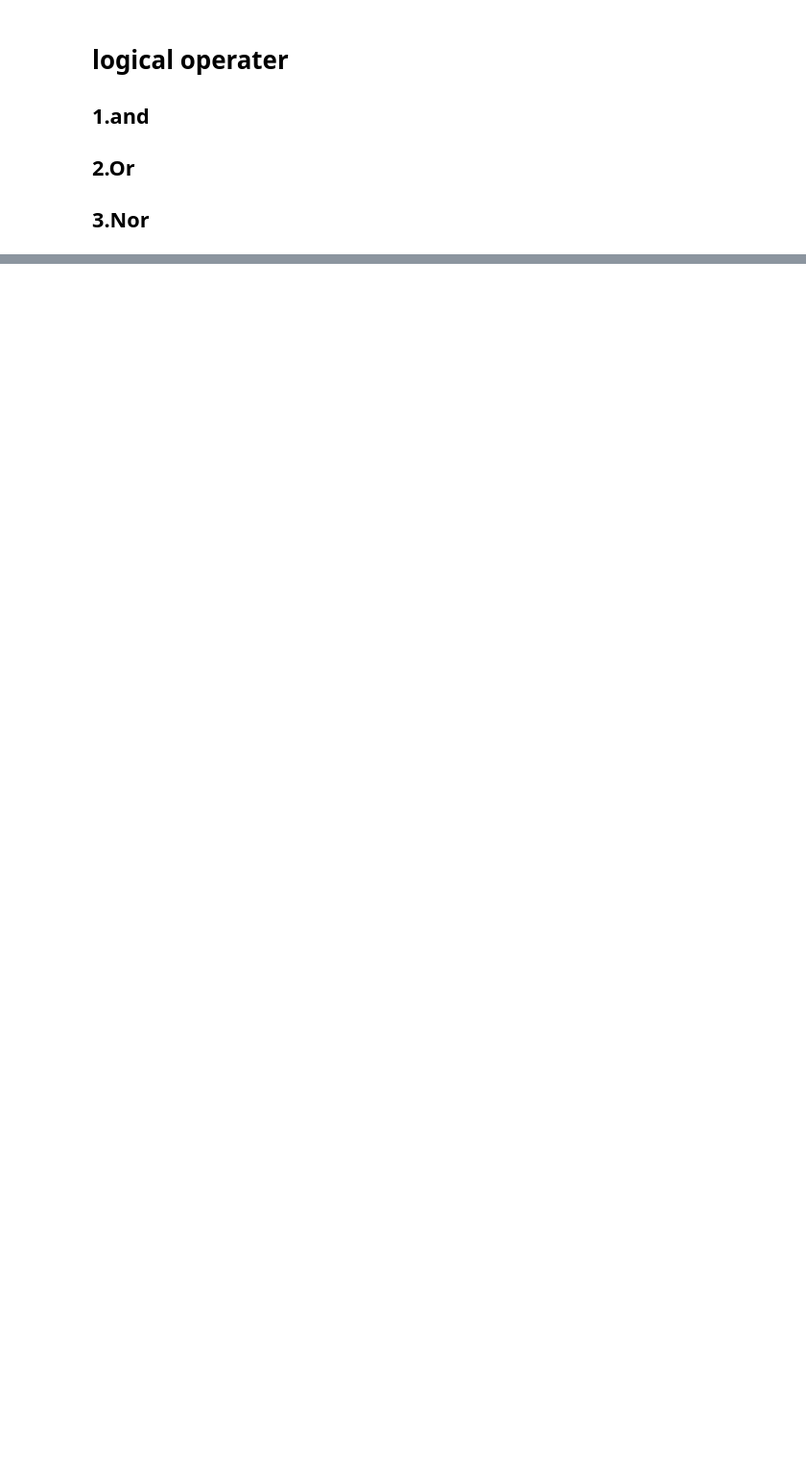
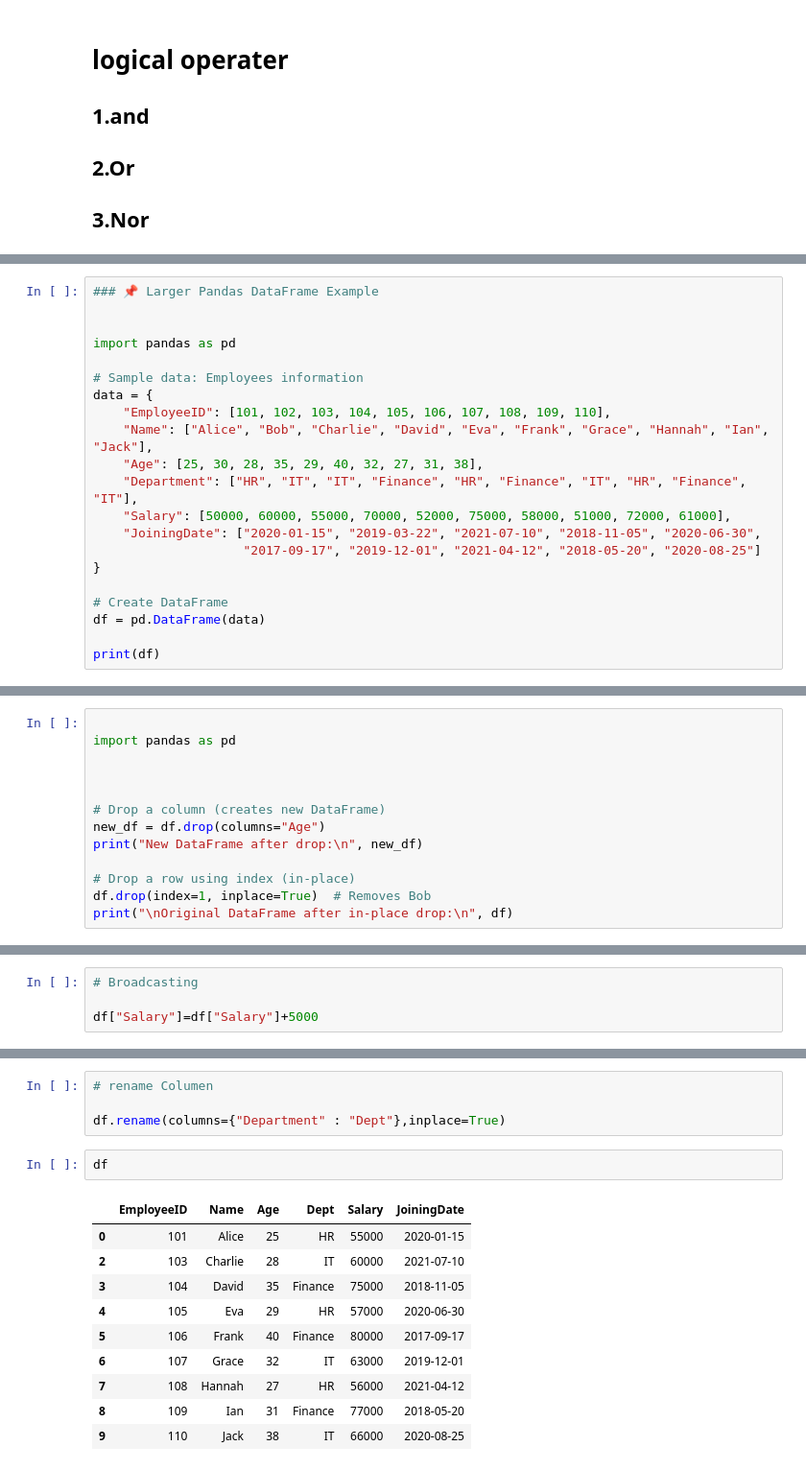
Before and after one commit to VaibhavBajpaij/Python-Library, a Jupyter notebook: Pandas.ipynb, the cells around one changed output, grey strips where cells are left out. Shown at 96% size. Drawn from its saved outputs; the diff is of its cells as text; blank space fills up the shorter version.

Commit message:
all the Pandas done

```diff
--- a/Pandas.ipynb
+++ b/Pandas.ipynb
@@ -354,0 +403,21 @@ s[s>1]
+# %%
+### 📌 Larger Pandas DataFrame Example
+
+
+import pandas as pd
+
+# Sample data: Employees information
+data = {
+    "EmployeeID": [101, 102, 103, 104, 105, 106, 107, 108, 109, 110],
+    "Name": ["Alice", "Bob", "Charlie", "David", "Eva", "Frank", "Grace", "Hannah", "Ian", "Jack"],
+    "Age": [25, 30, 28, 35, 29, 40, 32, 27, 31, 38],
+    "Department": ["HR", "IT", "IT", "Finance", "HR", "Finance", "IT", "HR", "Finance", "IT"],
+    "Salary": [50000, 60000, 55000, 70000, 52000, 75000, 58000, 51000, 72000, 61000],
+    "JoiningDate": ["2020-01-15", "2019-03-22", "2021-07-10", "2018-11-05", "2020-06-30",
+                    "2017-09-17", "2019-12-01", "2021-04-12", "2018-05-20", "2020-08-25"]
+}
+
+# Create DataFrame
+df = pd.DataFrame(data)
+
+print(df)
@@ -354,0 +490,13 @@ s[s>1]
+# %%
+
+import pandas as pd
+
+
+
+# Drop a column (creates new DataFrame)
+new_df = df.drop(columns="Age")
+print("New DataFrame after drop:\n", new_df)
+
+# Drop a row using index (in-place)
+df.drop(index=1, inplace=True)  # Removes Bob
+print("\nOriginal DataFrame after in-place drop:\n", df)
@@ -354,0 +553,4 @@ s[s>1]
+# %%
+# Broadcasting
+
+df["Salary"]=df["Salary"]+5000
@@ -354,0 +570,17 @@ s[s>1]
+# %%
+# rename Columen
+
+df.rename(columns={"Department" : "Dept"},inplace=True)
+# %%
+df
+# %% [output]
+|  | EmployeeID | Name | Age | Dept | Salary | JoiningDate |
+| 0 | 101 | Alice | 25 | HR | 55000 | 2020-01-15 |
+| 2 | 103 | Charlie | 28 | IT | 60000 | 2021-07-10 |
+| 3 | 104 | David | 35 | Finance | 75000 | 2018-11-05 |
+| 4 | 105 | Eva | 29 | HR | 57000 | 2020-06-30 |
+| 5 | 106 | Frank | 40 | Finance | 80000 | 2017-09-17 |
+| 6 | 107 | Grace | 32 | IT | 63000 | 2019-12-01 |
+| 7 | 108 | Hannah | 27 | HR | 56000 | 2021-04-12 |
+| 8 | 109 | Ian | 31 | Finance | 77000 | 2018-05-20 |
+| 9 | 110 | Jack | 38 | IT | 66000 | 2020-08-25 |
```
Also changed, not shown: parts of 59 cells of this notebook.
